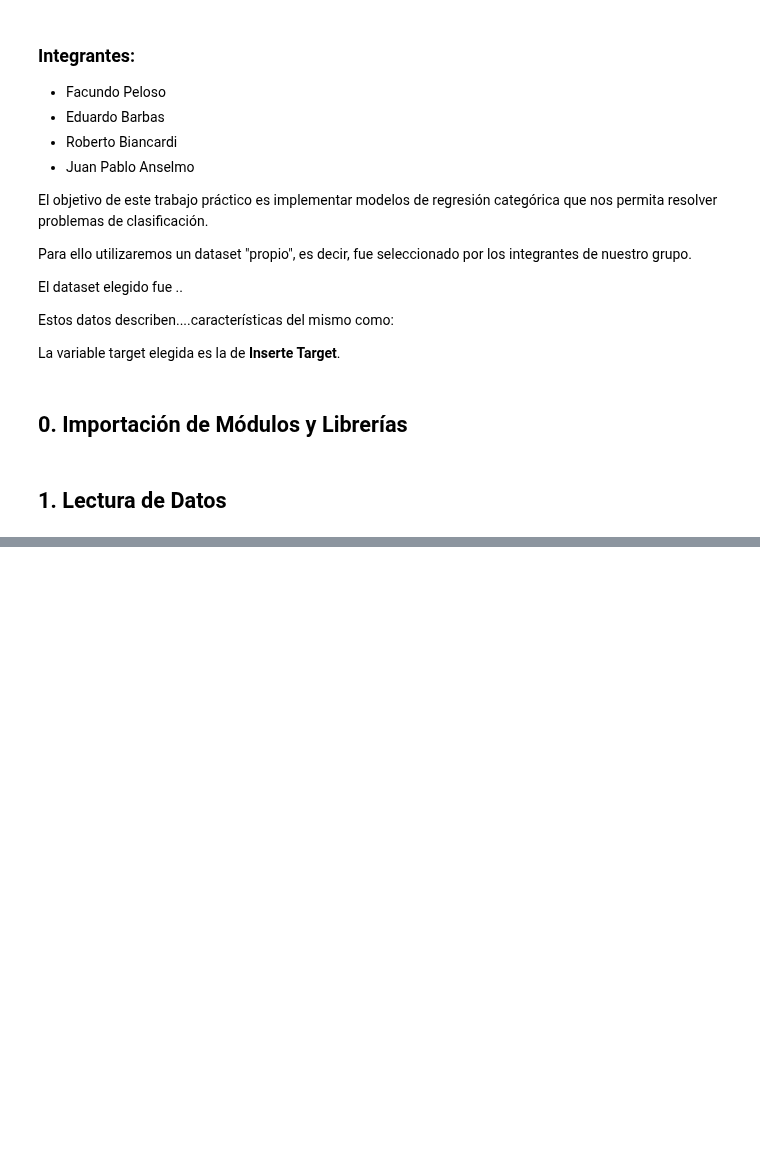
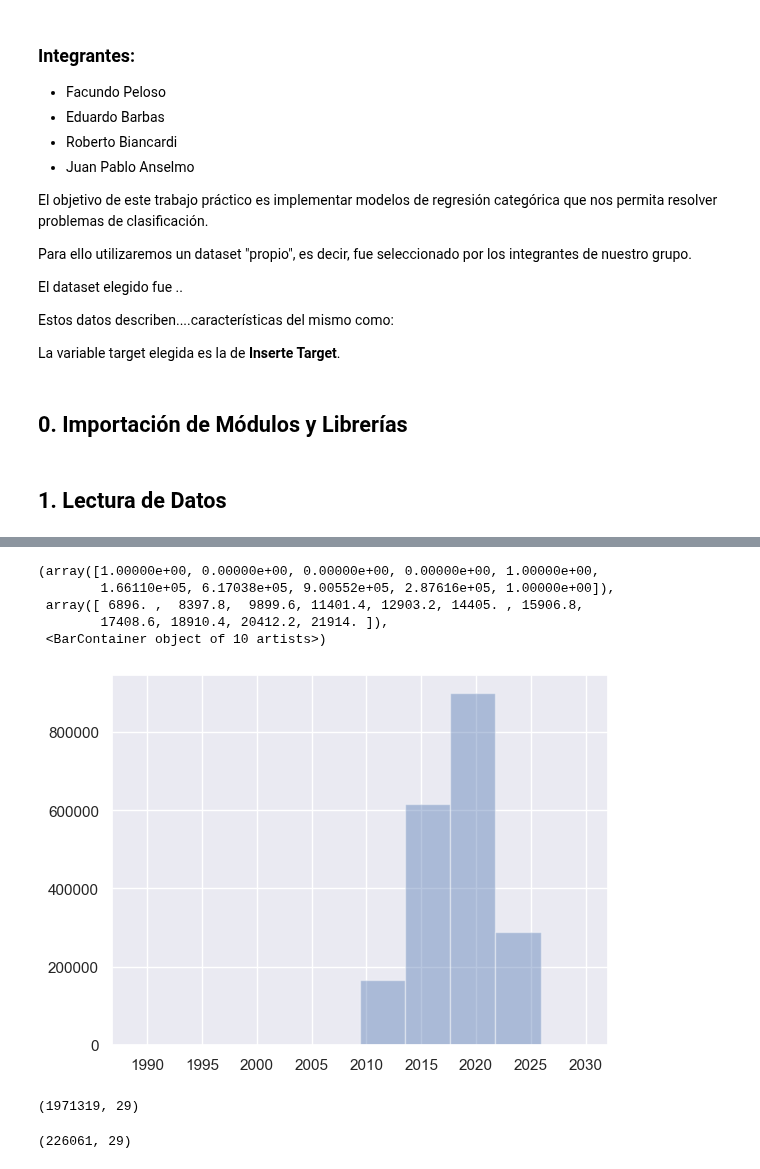
Before and after one commit to Facundo-Peloso/DH-TP-1---Grupo-10, a Jupyter notebook: TP FINAL/Chess/Borrador Facu.ipynb, the cells around one changed output, grey strips where cells are left out. Cells and saved outputs as stored; diff of their text form; code cells hidden in the pictures; blank space fills up the shorter version.

```diff
--- a/TP FINAL/Chess/Borrador Facu.ipynb
+++ b/TP FINAL/Chess/Borrador Facu.ipynb
@@ -35,0 +22,12 @@ import plotly as pl
+# %%
+#Importacion de librerias/módulos
+import numpy as np
+import pandas as pd
+import matplotlib.pyplot as plt
+import seaborn as sns
+sns.set(style="darkgrid")
+
+from sklearn.model_selection import train_test_split
+from sklearn.model_selection import GridSearchCV
+from sklearn import metrics
+pd.set_option("display.max_columns", None)
@@ -36,2 +69,9 @@ import plotly as pl
 # %% [markdown]
 ## 1. Lectura de Datos
+# %%
+#Establezco la dirección del archivo
+file_location="twic_master.csv"
+
+#Leo el data set usando la librería pandas
+# y se almacena en el objeto Dataframe llamado datos_crudos
+datos_crudos=pd.read_csv(file_location, index_col=0)
@@ -37,0 +156,2 @@ import plotly as pl
+# %%
+datos_crudos["Fecha"] = pd.to_datetime(datos_crudos["Date"])
@@ -37,0 +177,17 @@ import plotly as pl
+# %%
+fig = plt.figure()
+# creo los axes
+ax = plt.axes()
+# dibujo en axes:
+ax.hist(datos_crudos['Fecha'], label='fechas', alpha = 0.4)
+# %% [output]
+(array([1.00000e+00, 0.00000e+00, 0.00000e+00, 0.00000e+00, 1.00000e+00,
+        1.66110e+05, 6.17038e+05, 9.00552e+05, 2.87616e+05, 1.00000e+00]),
+ array([ 6896. ,  8397.8,  9899.6, 11401.4, 12903.2, 14405. , 15906.8,
+        17408.6, 18910.4, 20412.2, 21914. ]),
+ <BarContainer object of 10 artists>)
+[figure, added]
+# %%
+datos_crudos.shape
+# %% [output]
+(1971319, 29)
@@ -37,0 +196,4 @@ import plotly as pl
+# %%
+datos.shape
+# %% [output]
+(226061, 29)
```
Also changed, not shown: parts of 67 cells of this notebook.
